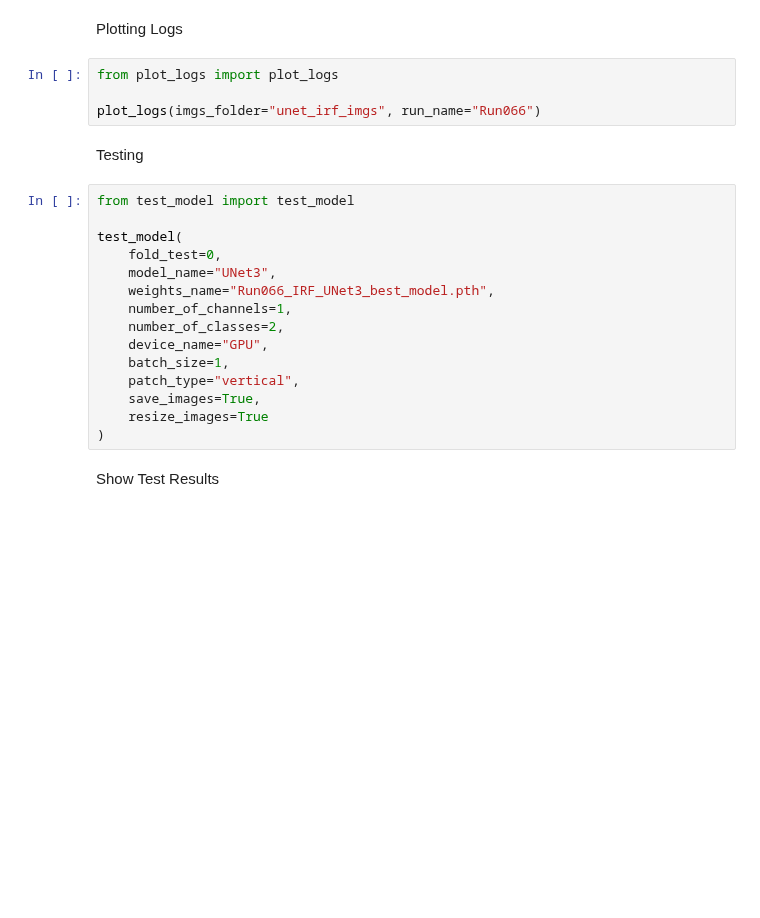
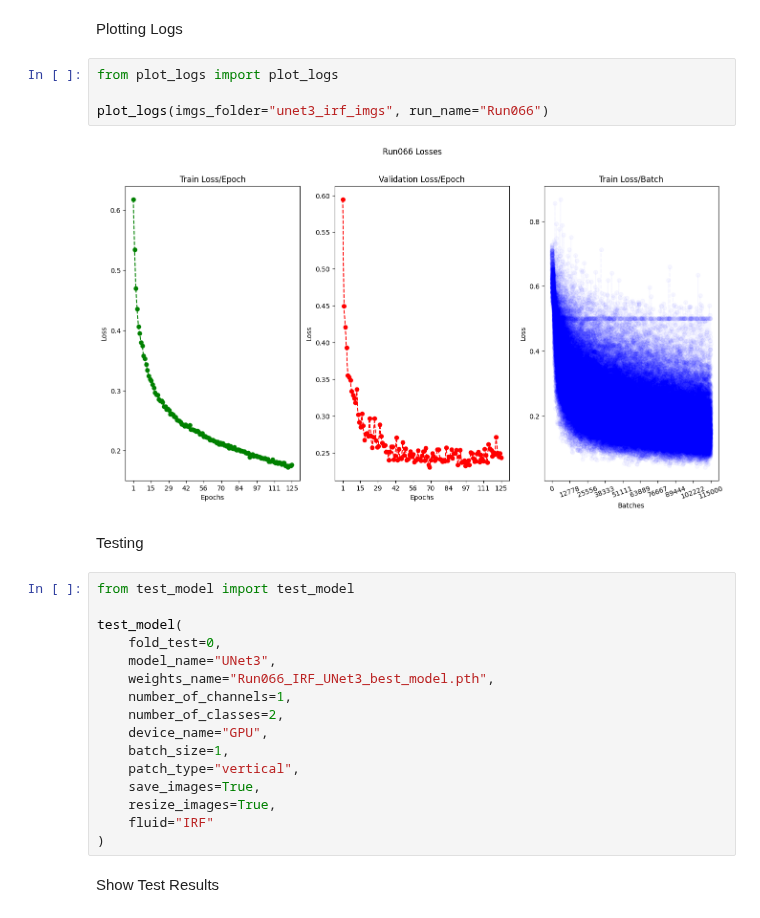
Before and after one commit to davidterroso/D, a Jupyter notebook: unet3_irf.ipynb, the cells around one changed output. Saved outputs shown, nothing was run; the diff lists cells and outputs as text; blank space fills up the shorter version.

```diff
--- a/unet3_irf.ipynb
+++ b/unet3_irf.ipynb
@@ -353,7 +375,9 @@ Plotting Logs
 # %%
 from plot_logs import plot_logs
 
-plot_logs(imgs_folder="unet_irf_imgs", run_name="Run066")
+plot_logs(imgs_folder="unet3_irf_imgs", run_name="Run066")
+# %% [output]
+[figure, added]
 # %% [markdown]
 Testing
 # %%
@@ -369,7 +393,8 @@ test_model(
     batch_size=1,
     patch_type="vertical",
     save_images=True,
-    resize_images=True
+    resize_images=True,
+    fluid="IRF"
 )
 # %% [markdown]
 Show Test Results
```
Also changed, not shown: parts of 12 cells of this notebook, 34 other files.
